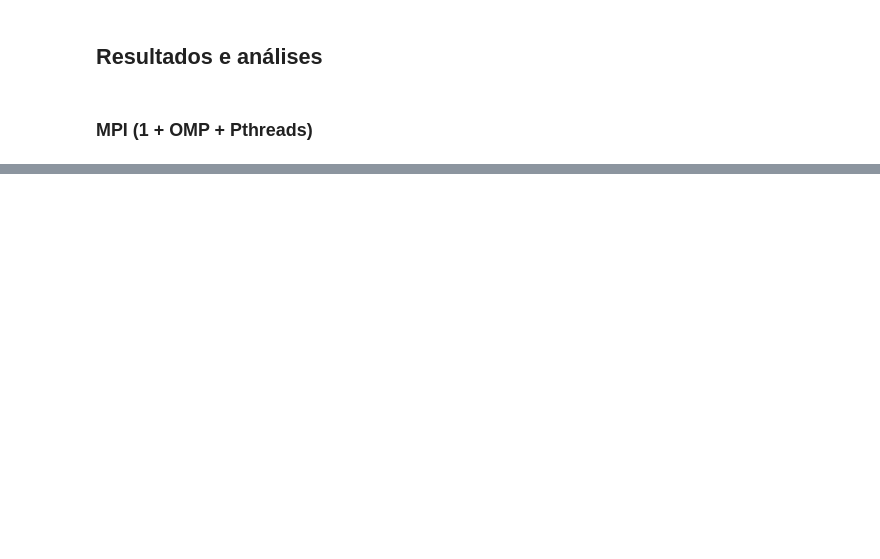
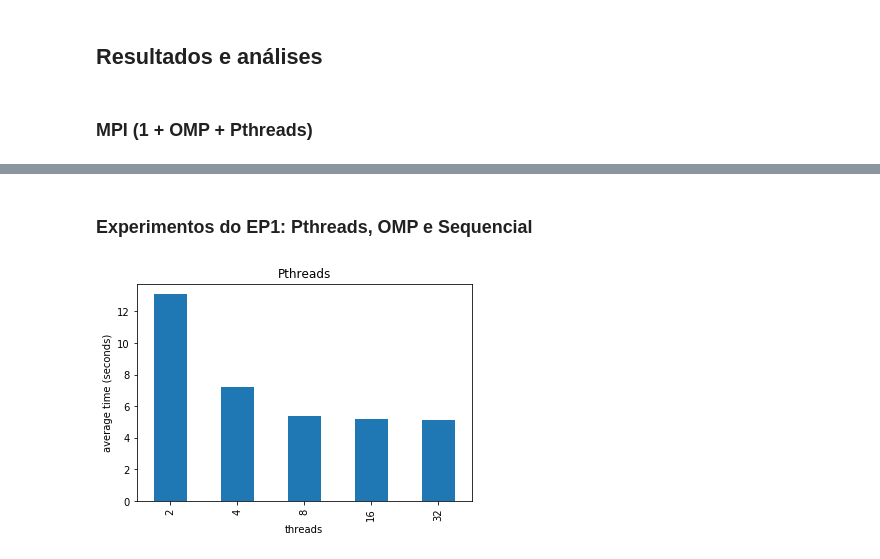
Before and after one commit to joaoseckler/MAC5742-0219-EP1, a Jupyter notebook: EP2/src/relatorio_ep2.ipynb, the cells around one changed output, grey strips where cells are left out. Saved outputs shown, nothing was run; the diff lists cells and outputs as text; code cells hidden in the pictures; blank space fills up the shorter version.

```diff
--- a/EP2/src/relatorio_ep2.ipynb
+++ b/EP2/src/relatorio_ep2.ipynb
@@ -39,0 +51,7 @@ plt.show()
+# %% [markdown]
+### Experimentos do EP1: Pthreads, OMP e Sequencial
+# %%
+pth.plot(kind='bar',x='threads',y='avg_time',ylabel='average time (seconds)',legend=False,title='Pthreads')
+plt.show()
+# %% [output]
+[figure, added]
```
Also changed, not shown: parts of 8 cells of this notebook.
